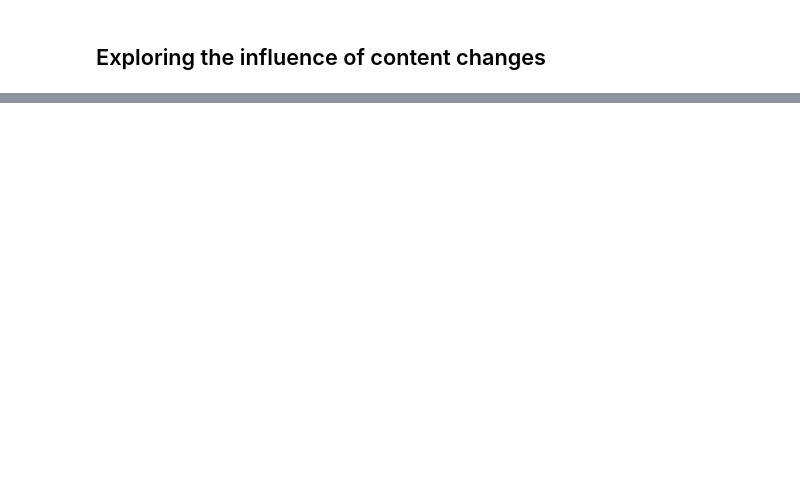
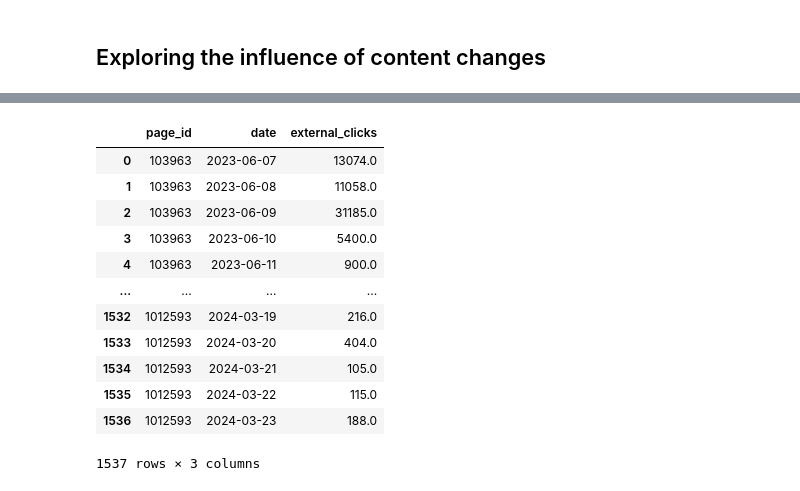
Before and after one commit to RenzoTorrecuso/d-drivers, a Jupyter notebook: notebooks/EDA-katja-part2.ipynb, the cells around one changed output, grey strips where cells are left out. Saved outputs shown, nothing was run; the diff lists cells and outputs as text; code cells hidden in the pictures; blank space fills up the shorter version.

```diff
--- a/notebooks/EDA-katja-part2.ipynb
+++ b/notebooks/EDA-katja-part2.ipynb
@@ -34,0 +116,18 @@ Index(['old_index', 'page_id', 'date', 'url', 'page_name',
+# %%
+data = df_frequent[['page_id', 'date', 'external_clicks']].groupby(['page_id', 'date'], as_index=False).sum()
+#df_frequent[['page_id', 'date', 'external_clicks']].groupby(['page_id', 'date'], as_index=False).sum()
+data
+# %% [output]
+|  | page_id | date | external_clicks |
+| 0 | 103963 | 2023-06-07 | 13074.0 |
+| 1 | 103963 | 2023-06-08 | 11058.0 |
+| 2 | 103963 | 2023-06-09 | 31185.0 |
+| 3 | 103963 | 2023-06-10 | 5400.0 |
+| 4 | 103963 | 2023-06-11 | 900.0 |
+| ... | ... | ... | ... |
+| 1532 | 1012593 | 2024-03-19 | 216.0 |
+| 1533 | 1012593 | 2024-03-20 | 404.0 |
+| 1534 | 1012593 | 2024-03-21 | 105.0 |
+| 1535 | 1012593 | 2024-03-22 | 115.0 |
+| 1536 | 1012593 | 2024-03-23 | 188.0 |
+1537 rows × 3 columns
```
Also changed, not shown: parts of 19 cells of this notebook, 2 other files.
